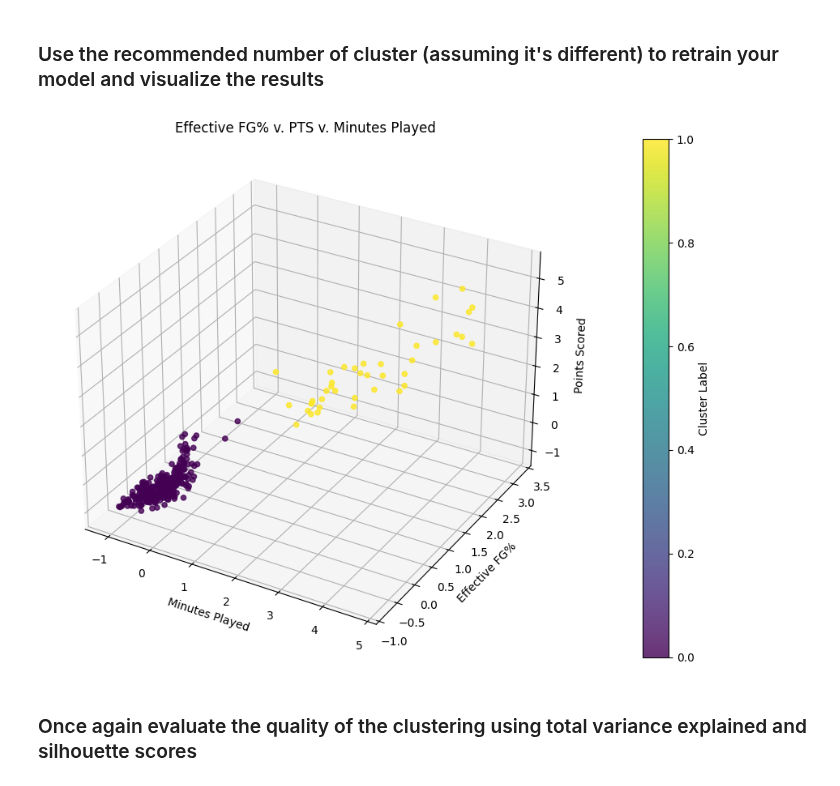
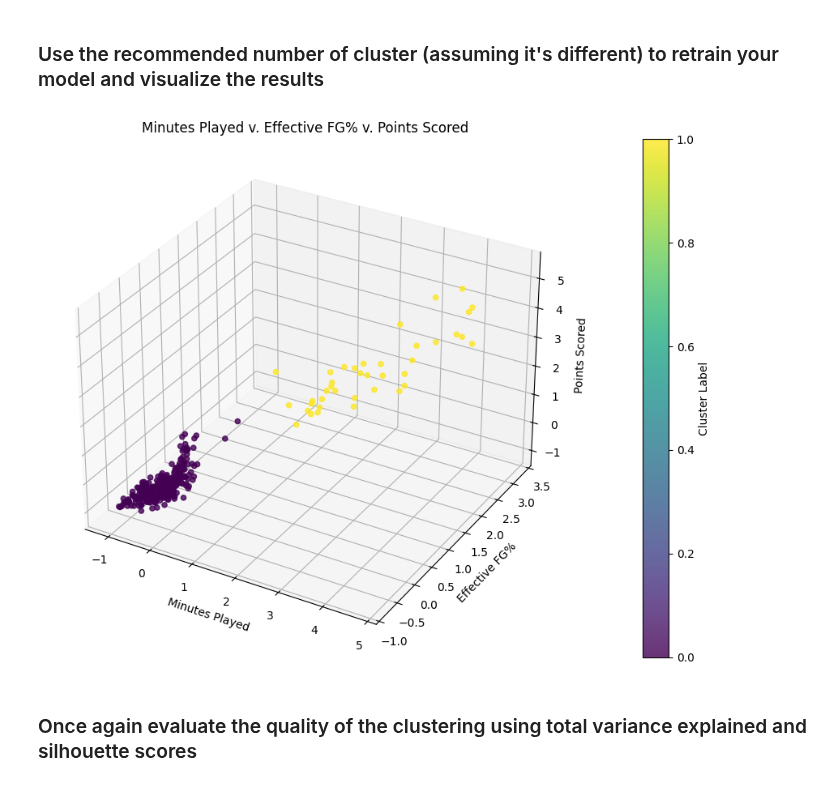
Before and after one commit to dylanlidailin/DS-3021, a Jupyter notebook: 10_kMeans Clustering/Lab-Clustering.ipynb, the cells around one changed output. Saved outputs shown, nothing was run; the diff lists cells and outputs as text; code cells hidden in the pictures.

```diff
--- a/10_kMeans Clustering/Lab-Clustering.ipynb
+++ b/10_kMeans Clustering/Lab-Clustering.ipynb
@@ -224,35 +224,35 @@ fig = plt.figure(figsize=(10, 7))
 ax  = fig.add_subplot(111, projection='3d')
 
 # axes data
 x = performance['MP']
 y = performance['eFG%']
 z = performance['PTS']
 
 # color by cluster (0/1)
 c = performance['cluster'].astype(int)
 
 scatter = ax.scatter(
     x, y, z,
     c=c,
     cmap='viridis',
     alpha=0.8
 )
 
 # labels & title
 ax.set_xlabel('Minutes Played')
 ax.set_ylabel('Effective FG%')
 ax.set_zlabel('Points Scored')
-ax.set_title('Effective FG% v. PTS v. Minutes Played')
+ax.set_title('Minutes Played v. Effective FG% v. Points Scored')
 
 # colorbar
 cbar = fig.colorbar(scatter, ax=ax, pad=0.1)
 cbar.set_label('Cluster Label')
 
 plt.tight_layout()
 plt.savefig('performance_clusters_3d.png', dpi=300)
 plt.show()
 # %% [output]
-[figure, old version]
+[figure, new version]
 # %% [markdown]
 ### Once again evaluate the quality of the clustering using total variance explained and silhouette scores
 # %%
```
Also changed, not shown: parts of 5 cells of this notebook, 3 other files.
